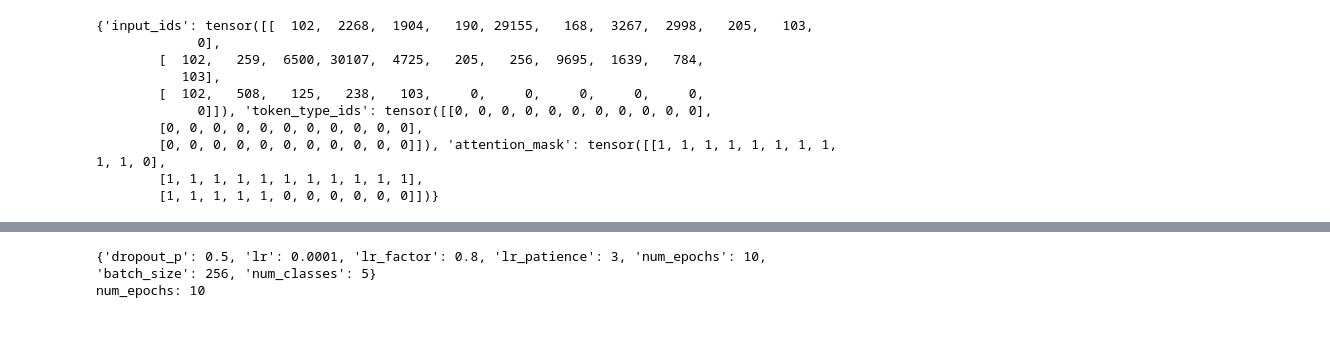
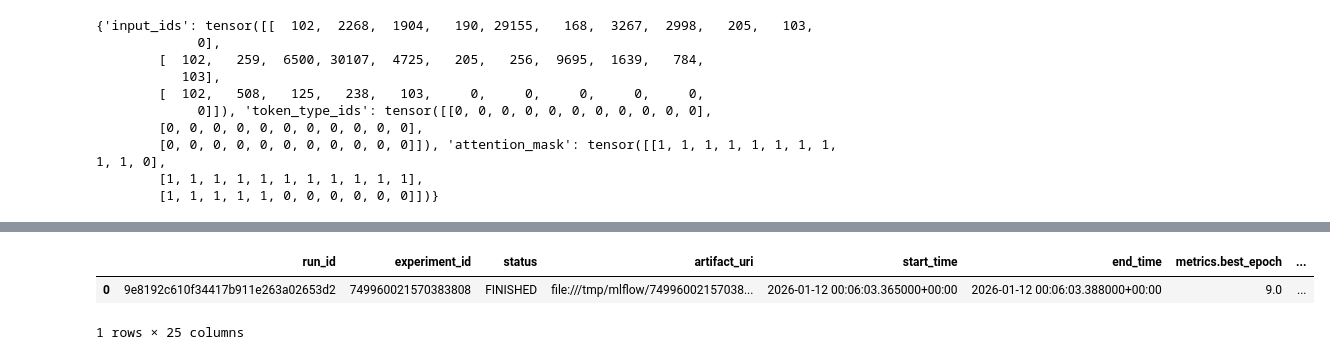
Before and after one commit to lonelyalpaca2003/reddit-classification, a Jupyter notebook: EDA.ipynb, the cells around one changed output, grey strips where cells are left out. Drawn from its saved outputs; the diff is of its cells as text; code cells hidden in the pictures; blank space fills up the shorter version.

Commit message:
Added mlflow integration to the training

```diff
--- a/EDA.ipynb
+++ b/EDA.ipynb
@@ -78,0 +53,3 @@ ray.cluster_resources()
+# %%
+model_registry = Path('/tmp/mlflow')
+model_registry
@@ -78,0 +58,6 @@ ray.cluster_resources()
+# %%
+Path(model_registry).mkdir(parents = True, exist_ok = True)
+MLFLOW_TRACKING_URI = 'file://' + str(model_registry)
+mlflow.set_tracking_uri(MLFLOW_TRACKING_URI)
+mlflow.get_tracking_uri()
+mlflow.set_experiment(f'llm-{int(time.time())}')
@@ -631,3 +639,21 @@ results = trainer.fit()
 # %%
-results
+results = trainer.fit()
+mlflow.set_tracking_uri(MLFLOW_TRACKING_URI)
+mlflow.set_experiment(f'llm-{int(time.time())}')
+with mlflow.start_run():
+  mlflow.log_params(train_loop_config)
+  best_epoch = results.best_checkpoints[0][1]
+  mlflow.log_metrics({
+      "best_epoch" : best_epoch["epoch"],
+      "best_val_acc" : best_epoch["val_accuracy"],
+      "val_loss" : best_epoch["val_loss"]
+  })
+  for _, row in results.metrics_dataframe.iterrows():
+    mlflow.log_metrics({
+        "lr" : row["lr"],
+        "train_loss" : row["train_loss"],
+        "val_loss" : row["val_loss"],
+        "val_accuracy" : row["val_accuracy"],
+        "epoch" : row["epoch"]
+    })
 # %% [output]
@@ -636,7 +661,7 @@ Result(metrics={'epoch': 9, 'lr': 6.400000000000001e-05, 'train_loss': 0.0243696
-# %%
-# Check your config
-print(train_loop_config)
-print(f"num_epochs: {train_loop_config.get('num_epochs')}")
-# %% [output]
-{'dropout_p': 0.5, 'lr': 0.0001, 'lr_factor': 0.8, 'lr_patience': 3, 'num_epochs': 10, 'batch_size': 256, 'num_classes': 5}
-num_epochs: 10
+# %%
+sorted_runs = mlflow.search_runs(experiment_names=['llm-1768176363'], order_by=["metrics.val_loss ASC"])
+sorted_runs
+# %% [output]
+|  | run_id | experiment_id | status | artifact_uri | start_time | end_time | metrics.best_epoch | ... |
+| 0 | 9e8192c610f34417b911e263a02653d2 | 749960021570383808 | FINISHED | file:///tmp/mlflow/74996002157038... | 2026-01-12 00:06:03.365000+00:00 | 2026-01-12 00:06:03.388000+00:00 | 9.0 | ... |
+1 rows × 25 columns
```
Also changed, not shown: parts of 25 cells of this notebook.
